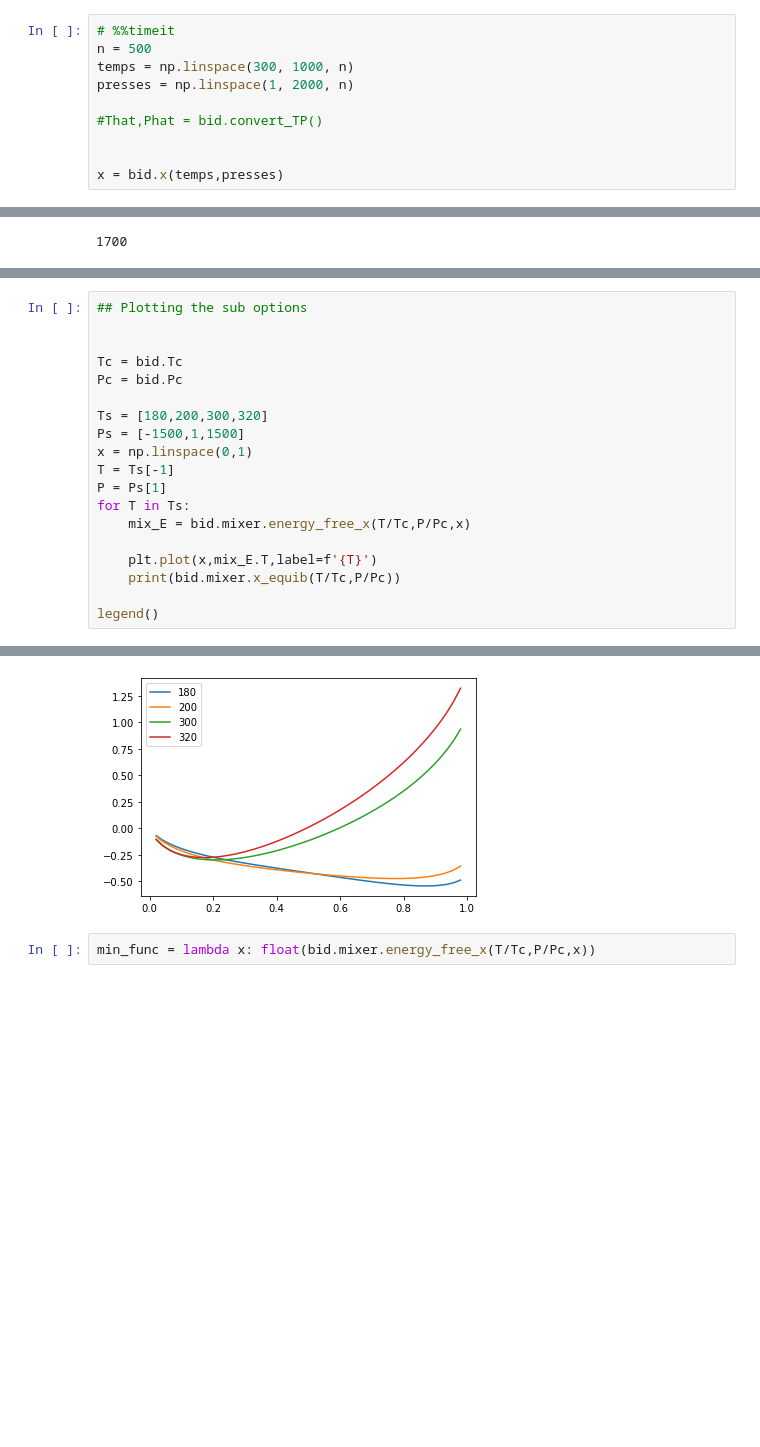
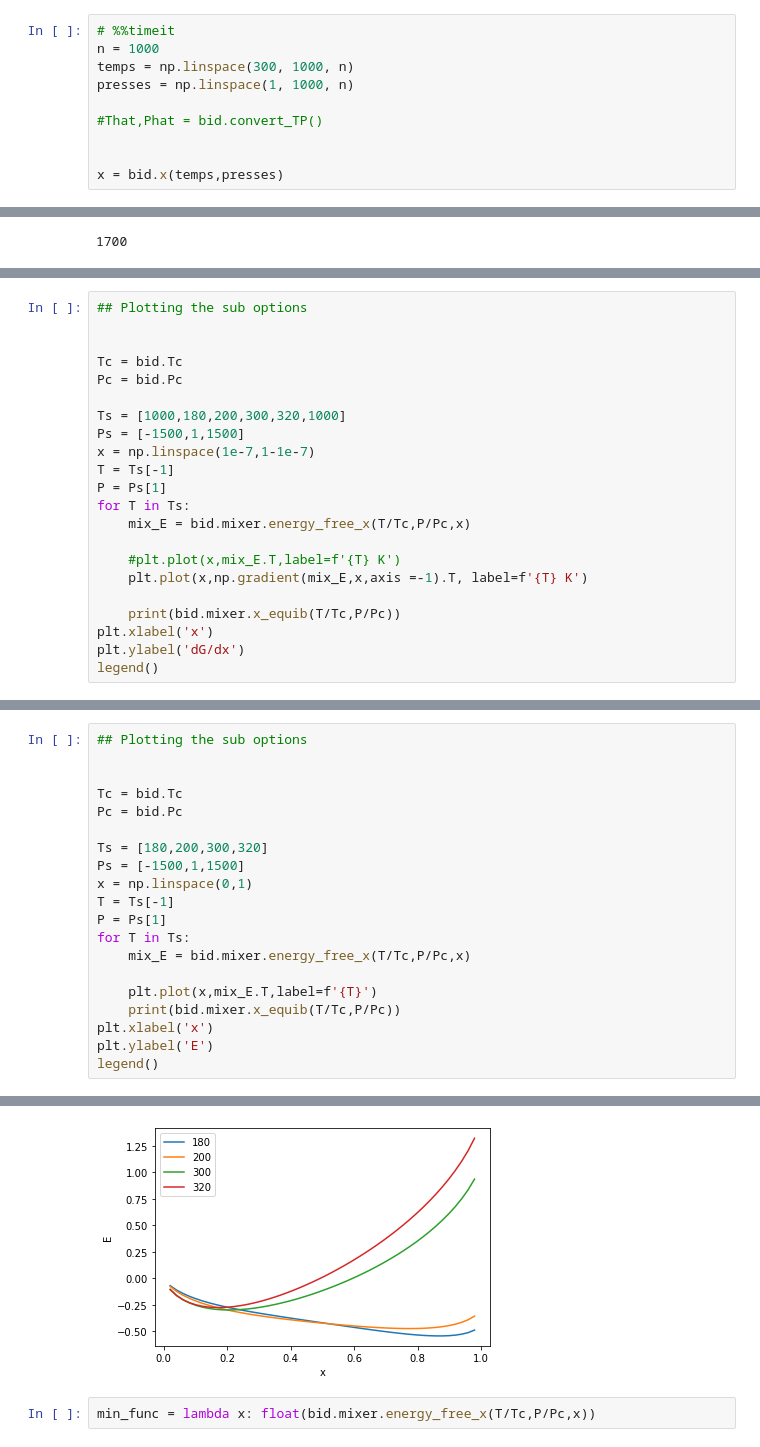
Before and after one commit to chappertron/TSEOS, a Jupyter notebook: testing_the_model.ipynb, the cells around one changed output, grey strips where cells are left out. Saved outputs shown, nothing was run; the diff lists cells and outputs as text; blank space fills up the shorter version.

```diff
--- a/testing_the_model.ipynb
+++ b/testing_the_model.ipynb
@@ -16,9 +16,9 @@ from gibbs import BiddleFreeEn
 bid = BiddleFreeEn()
 # %%
 # %%timeit
-n = 500
+n = 1000
 temps = np.linspace(300, 1000, n)
-presses = np.linspace(1, 2000, n)
+presses = np.linspace(1, 1000, n)
 
 #That,Phat = bid.convert_TP()
 
@@ -162,0 +214,22 @@ plt.legend()
+# %%
+## Plotting the sub options
+
+
+Tc = bid.Tc
+Pc = bid.Pc
+
+Ts = [1000,180,200,300,320,1000]
+Ps = [-1500,1,1500]
+x = np.linspace(1e-7,1-1e-7)
+T = Ts[-1]
+P = Ps[1]
+for T in Ts:
+    mix_E = bid.mixer.energy_free_x(T/Tc,P/Pc,x)
+
+    #plt.plot(x,mix_E.T,label=f'{T} K')
+    plt.plot(x,np.gradient(mix_E,x,axis =-1).T, label=f'{T} K')
+
+    print(bid.mixer.x_equib(T/Tc,P/Pc))
+plt.xlabel('x')
+plt.ylabel('dG/dx')
+legend()
@@ -177,6 +259,7 @@ for T in Ts:
 
     plt.plot(x,mix_E.T,label=f'{T}')
     print(bid.mixer.x_equib(T/Tc,P/Pc))
-
+plt.xlabel('x')
+plt.ylabel('E')
 legend()
 # %% [output]
@@ -187,5 +270,5 @@ legend()
 <matplotlib.legend.Legend at 0x...>
-[figure, old version]
+[figure, new version]
 # %%
 min_func = lambda x: float(bid.mixer.energy_free_x(T/Tc,P/Pc,x))
 # %%
```
Also changed, not shown: parts of 21 cells of this notebook, 4 other files.
